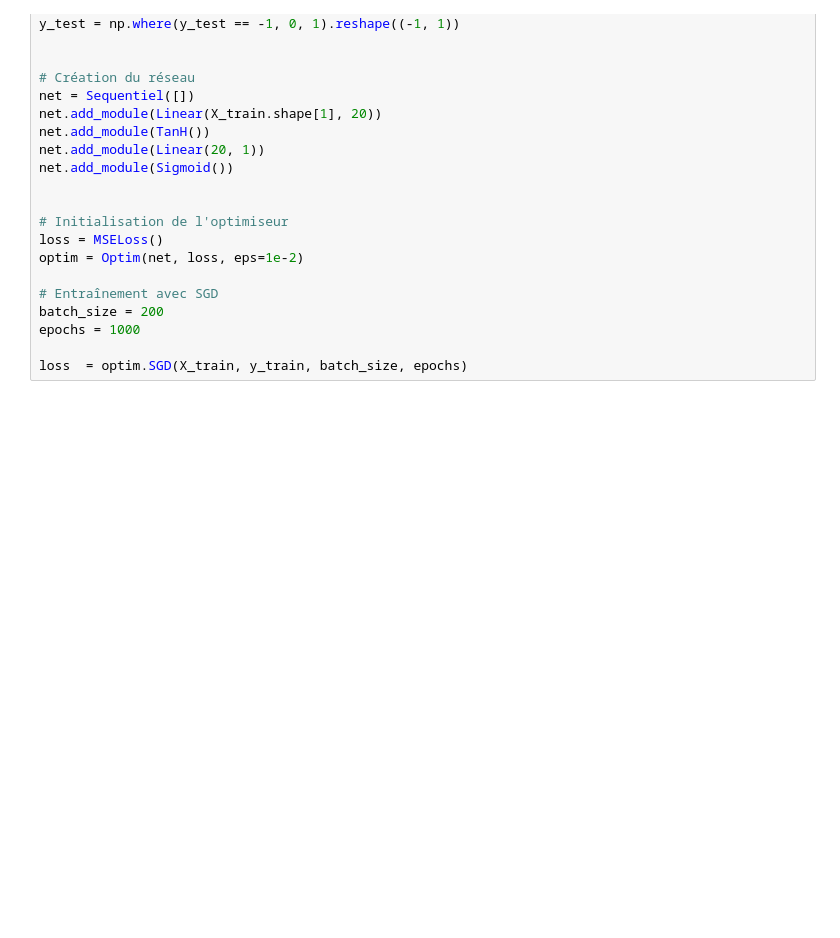
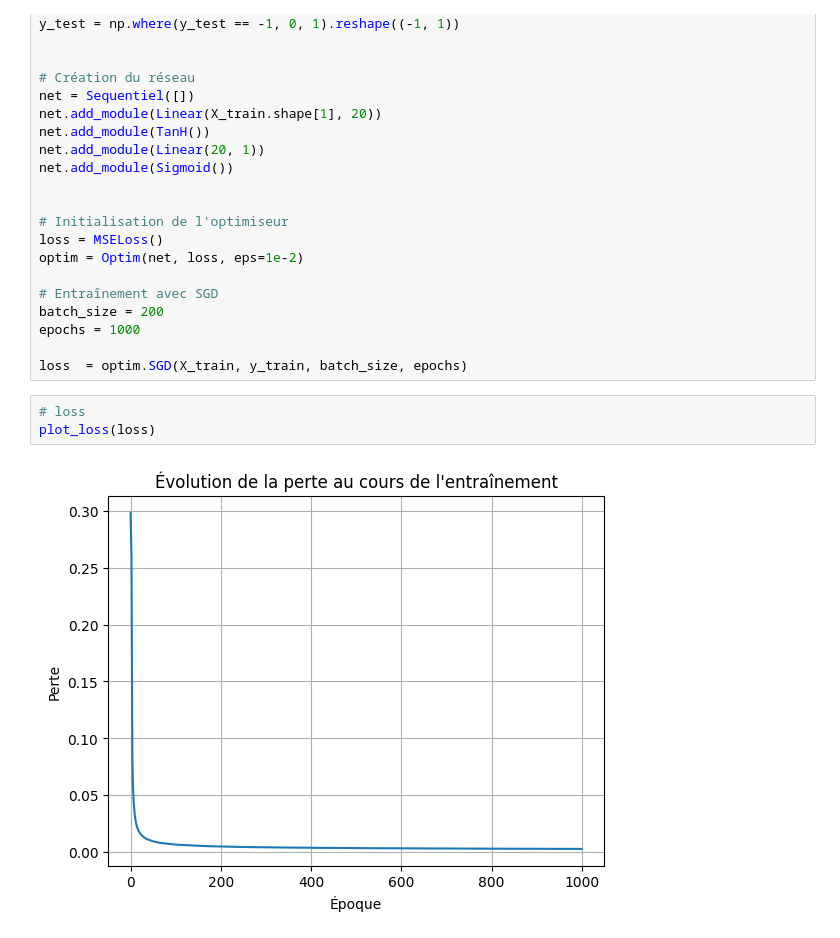
Before and after one commit to KIMSAIDI/DIY-Project, a Jupyter notebook: notebook/test_for_sequentiel.ipynb, the cells around one changed output. Saved outputs shown, nothing was run; the diff lists cells and outputs as text; blank space fills up the shorter version.

```diff
--- a/notebook/test_for_sequentiel.ipynb
+++ b/notebook/test_for_sequentiel.ipynb
@@ -39,6 +39,11 @@ batch_size = 200
 epochs = 1000
 
 loss  = optim.SGD(X_train, y_train, batch_size, epochs)
+# %%
+# loss
+plot_loss(loss)
+# %% [output]
+[figure, added]
 # %%
 def predict(X_test):
     out = np.array(optim.net.forward(X_test)[-1])
```
Also changed, not shown: parts of 2 cells of this notebook, 6 other files.
